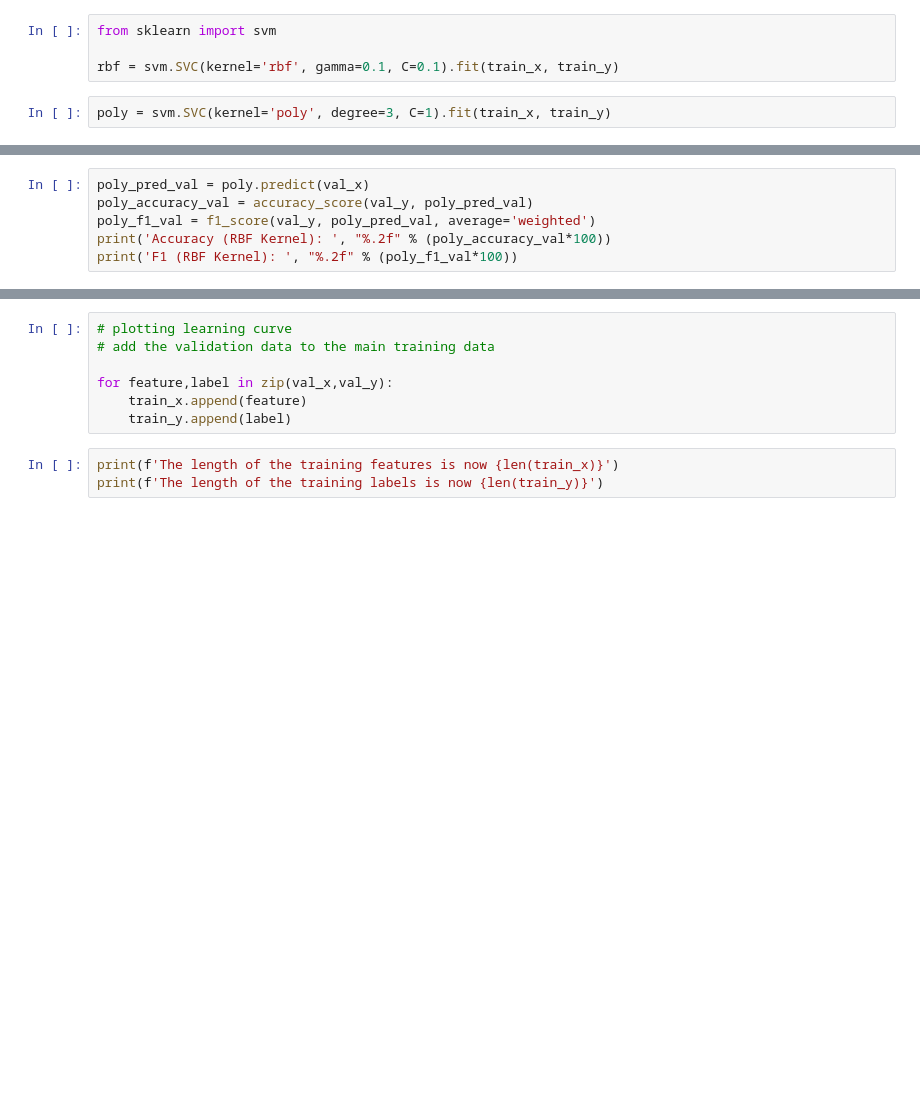
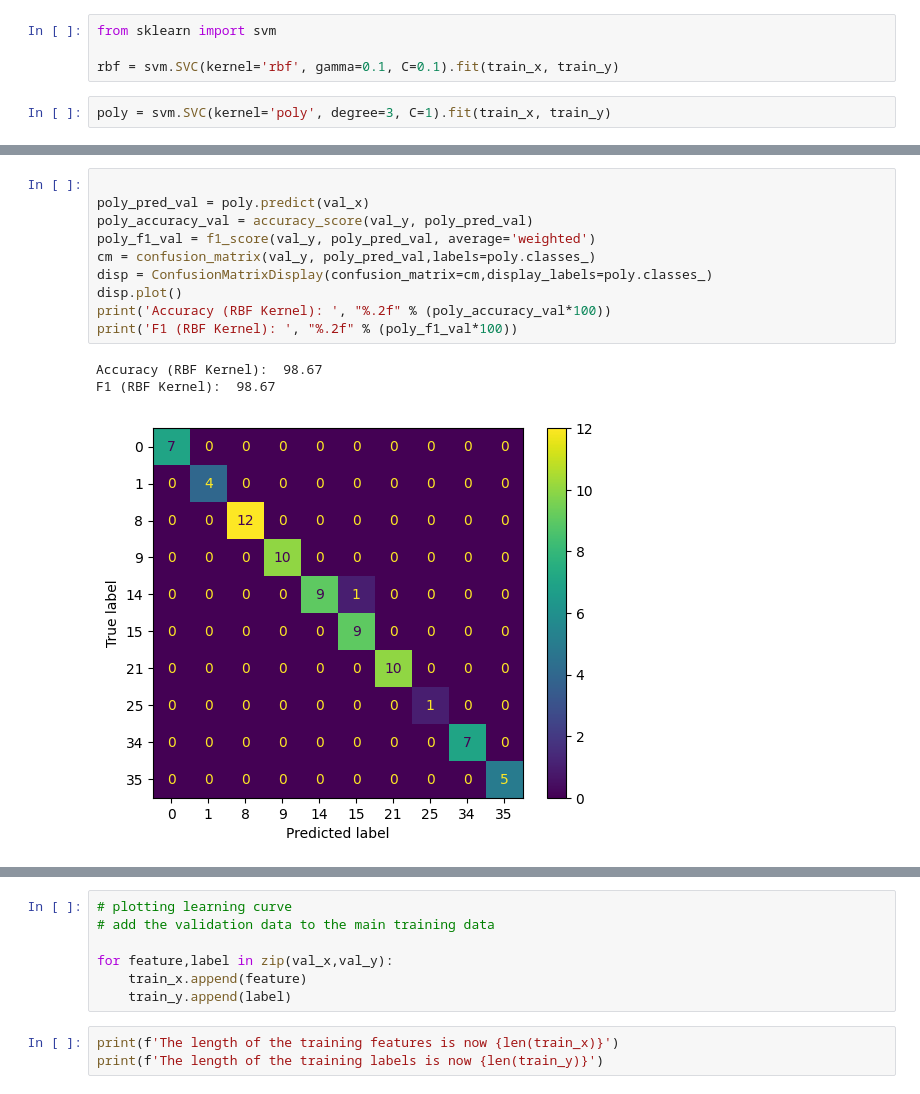
Before and after one commit to esom1010/Shoping-list, a Jupyter notebook: androidai.ipynb, the cells around one changed output, grey strips where cells are left out. Saved outputs shown, nothing was run; the diff lists cells and outputs as text; blank space fills up the shorter version.

```diff
--- a/androidai.ipynb
+++ b/androidai.ipynb
@@ -154,7 +272,15 @@ print('F1 (RBF Kernel): ', "%.2f" % (rbf_f1_test*100))
 # %%
+
 poly_pred_val = poly.predict(val_x)
 poly_accuracy_val = accuracy_score(val_y, poly_pred_val)
 poly_f1_val = f1_score(val_y, poly_pred_val, average='weighted')
+cm = confusion_matrix(val_y, poly_pred_val,labels=poly.classes_)
+disp = ConfusionMatrixDisplay(confusion_matrix=cm,display_labels=poly.classes_)
+disp.plot()
 print('Accuracy (RBF Kernel): ', "%.2f" % (poly_accuracy_val*100))
 print('F1 (RBF Kernel): ', "%.2f" % (poly_f1_val*100))
+# %% [output]
+Accuracy (RBF Kernel):  98.67
+F1 (RBF Kernel):  98.67
+[figure, added]
 # %%
```
Also changed, not shown: parts of 29 cells of this notebook, 4 other files.
